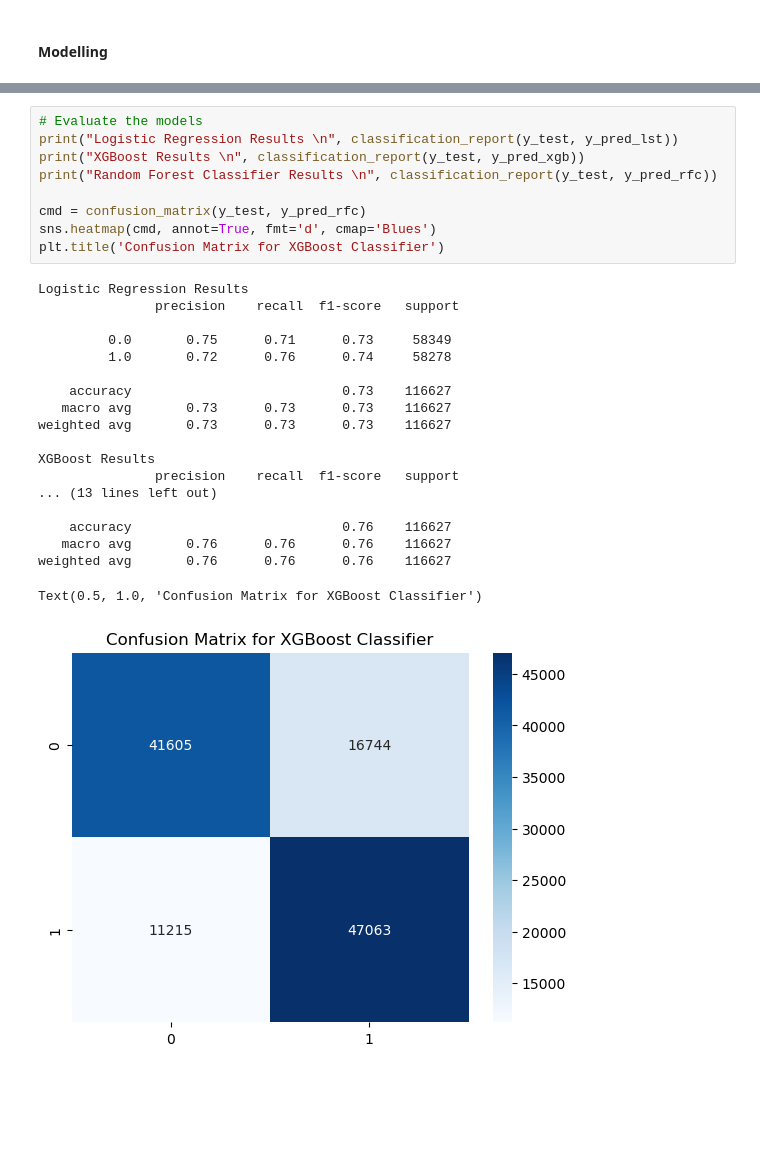
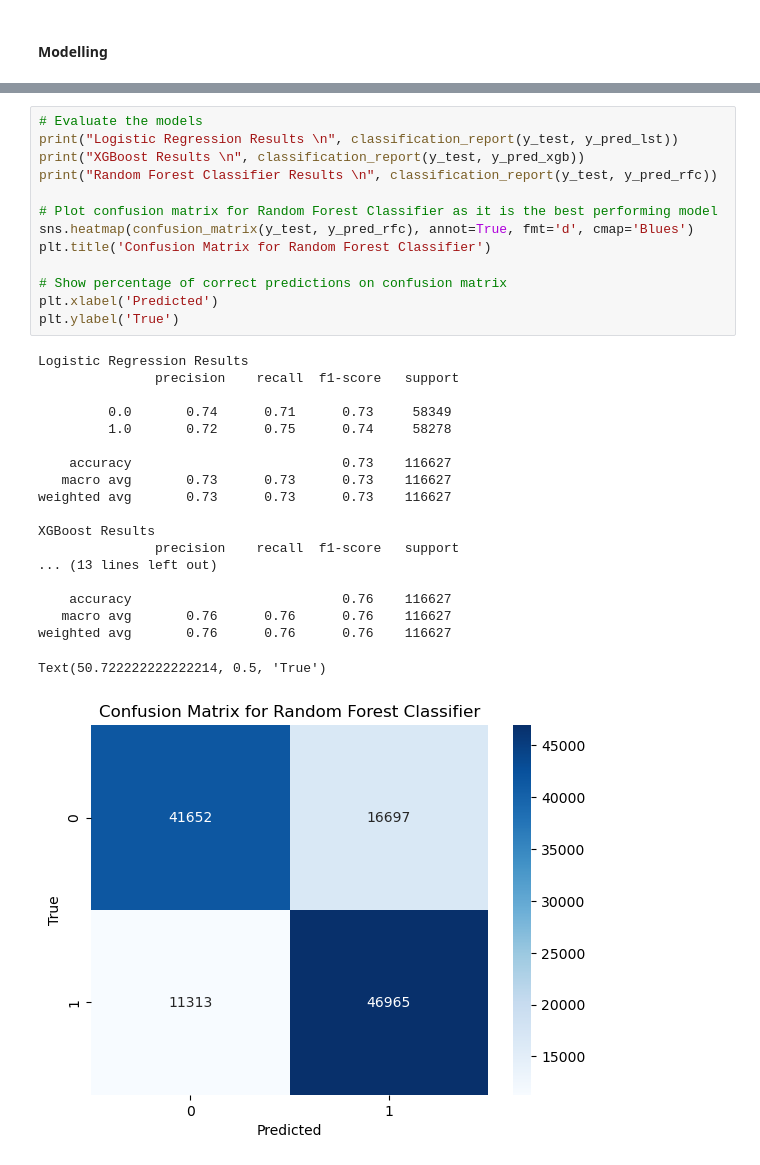
Before and after one commit to ashcds/US-diabetes-health-indicators, a Jupyter notebook: diabetes_model.ipynb, the cells around one changed output, grey strips where cells are left out. Cells and saved outputs as stored; diff of their text form; blank space fills up the shorter version.

Commit message:
update model

```diff
--- a/diabetes_model.ipynb
+++ b/diabetes_model.ipynb
@@ -153,29 +153,33 @@ Parameters: { "use_label_encoder" } are not used.
 # %%
 # Evaluate the models
 print("Logistic Regression Results \n", classification_report(y_test, y_pred_lst))
 print("XGBoost Results \n", classification_report(y_test, y_pred_xgb))
 print("Random Forest Classifier Results \n", classification_report(y_test, y_pred_rfc))
 
-cmd = confusion_matrix(y_test, y_pred_rfc)
-sns.heatmap(cmd, annot=True, fmt='d', cmap='Blues')
-plt.title('Confusion Matrix for XGBoost Classifier')
+# Plot confusion matrix for Random Forest Classifier as it is the best performing model
+sns.heatmap(confusion_matrix(y_test, y_pred_rfc), annot=True, fmt='d', cmap='Blues')
+plt.title('Confusion Matrix for Random Forest Classifier')
+
+# Show percentage of correct predictions on confusion matrix
+plt.xlabel('Predicted')
+plt.ylabel('True')
 # %% [output]
 Logistic Regression Results
                precision    recall  f1-score   support
 
-         0.0       0.75      0.71      0.73     58349
-         1.0       0.72      0.76      0.74     58278
+         0.0       0.74      0.71      0.73     58349
+         1.0       0.72      0.75      0.74     58278
 
     accuracy                           0.73    116627
    macro avg       0.73      0.73      0.73    116627
 weighted avg       0.73      0.73      0.73    116627
 
 XGBoost Results
                precision    recall  f1-score   support
 ... (13 lines left out)
 
     accuracy                           0.76    116627
    macro avg       0.76      0.76      0.76    116627
 weighted avg       0.76      0.76      0.76    116627
-Text(0.5, 1.0, 'Confusion Matrix for XGBoost Classifier')
+Text(50.722222222222214, 0.5, 'True')
-[figure, old version]
+[figure, new version]
```
Also changed, not shown: parts of 1 cell of this notebook.
